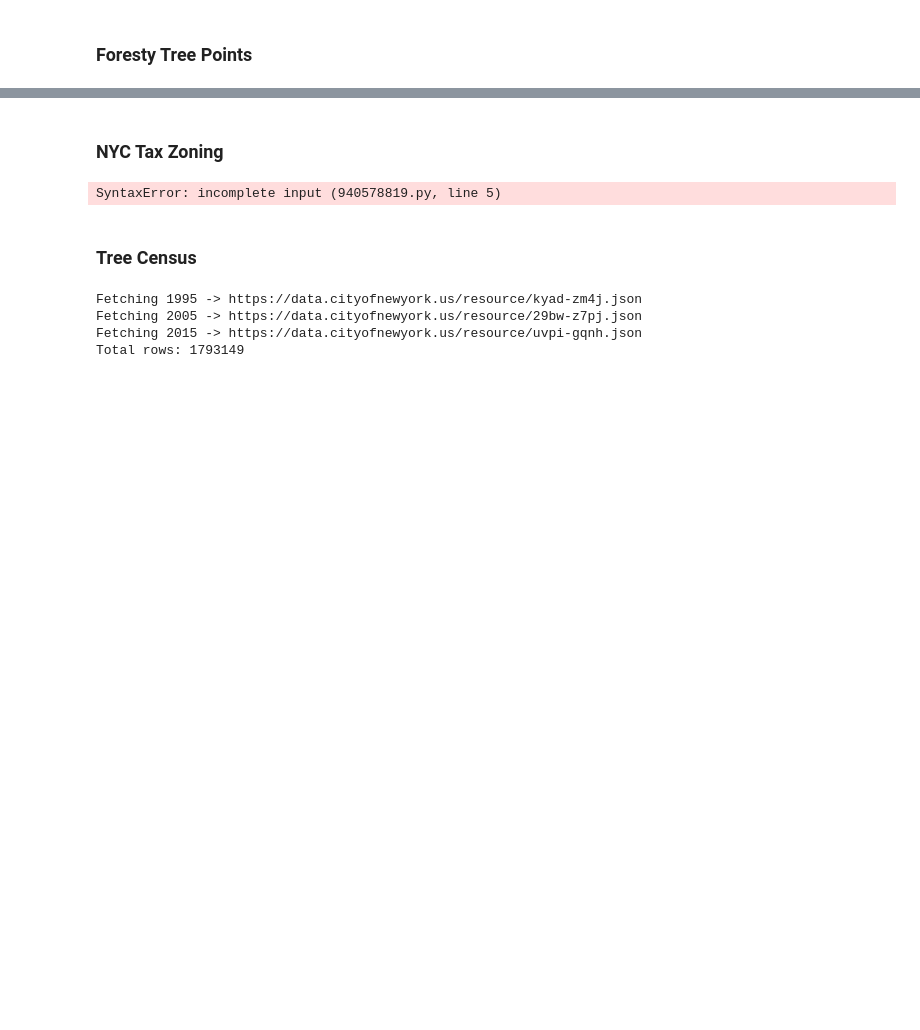
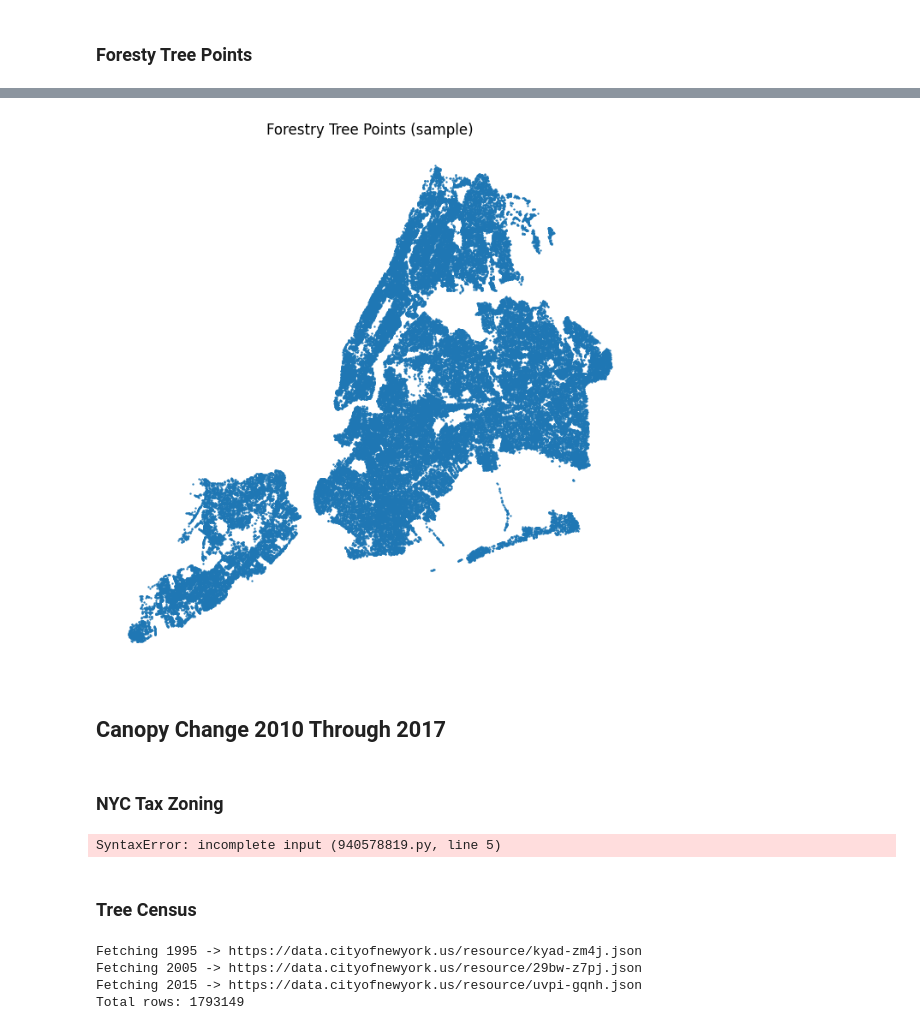
Before and after one commit to jhnboyy/CUNY_SPS_WORK, a Jupyter notebook: FALL2025/DATA698/PullingCapstoneData.ipynb, the cells around one changed output, grey strips where cells are left out. Cells and saved outputs as stored; diff of their text form; code cells hidden in the pictures; blank space fills up the shorter version.

```diff
--- a/FALL2025/DATA698/PullingCapstoneData.ipynb
+++ b/FALL2025/DATA698/PullingCapstoneData.ipynb
@@ -993,3 +653,25 @@ forestry = {
         "info":"https://data.cityofnewyork.us/Environment/Forestry-Tree-Points/hn5i-inap/about_data"
     }
 }
+# %%
+# import pandas as pd
+# import requests
+
+api_url = "https://data.cityofnewyork.us/resource/hn5i-inap.json"
+limit = 50000
+offset = 0
+
+frames = []
+
+while True:
+    url = f"{api_url}?$limit={limit}&$offset={offset}"
+    resp = requests.get(url)
+    data = resp.json()
+    if not data:
+        break
+    frames.append(pd.DataFrame(data))
+    offset += limit
+    print(f"Fetched {offset} rows...")
+
+df_forestry = pd.concat(frames, ignore_index=True)
+print("Total rows:", len(df_forestry))
@@ -995,0 +721,21 @@ forestry = {
+# %%
+import geopandas as gpd
+from shapely import wkt
+import matplotlib.pyplot as plt
+
+# Build a GeoDataFrame from WKT geometry (EPSG:4326)
+pts = df_forestry.dropna(subset=["geometry"]).copy()
+pts["geometry"] = gpd.GeoSeries.from_wkt(pts["geometry"])
+gdf = gpd.GeoDataFrame(pts, geometry="geometry", crs=4326)
+
+# Sample (plotting all ~1M points can be slow)
+gdf_sample = gdf.sample(min(100_000, len(gdf)), random_state=0)
+
+ax = gdf_sample.plot(markersize=0.4, figsize=(8, 8))
+ax.set_title("Forestry Tree Points (sample)")
+ax.set_axis_off()
+plt.show()
+# %% [output]
+[figure, added]
+# %% [markdown]
+## Canopy Change 2010 Through 2017
```
Also changed, not shown: parts of 74 cells of this notebook, 10 other files.
